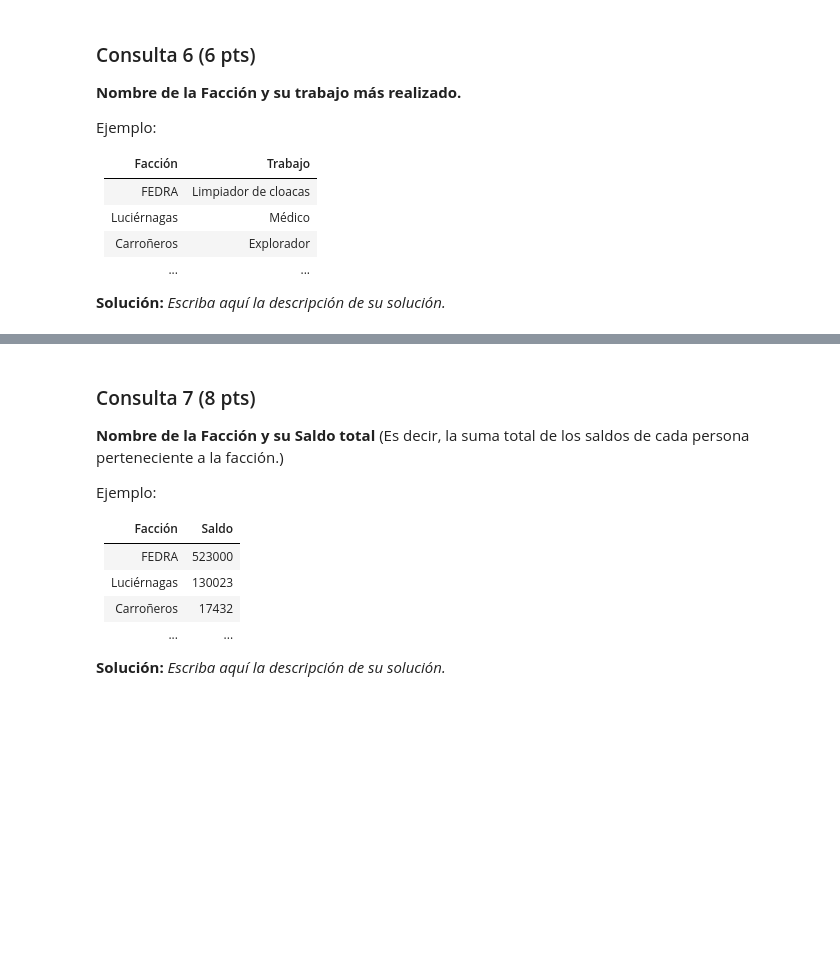
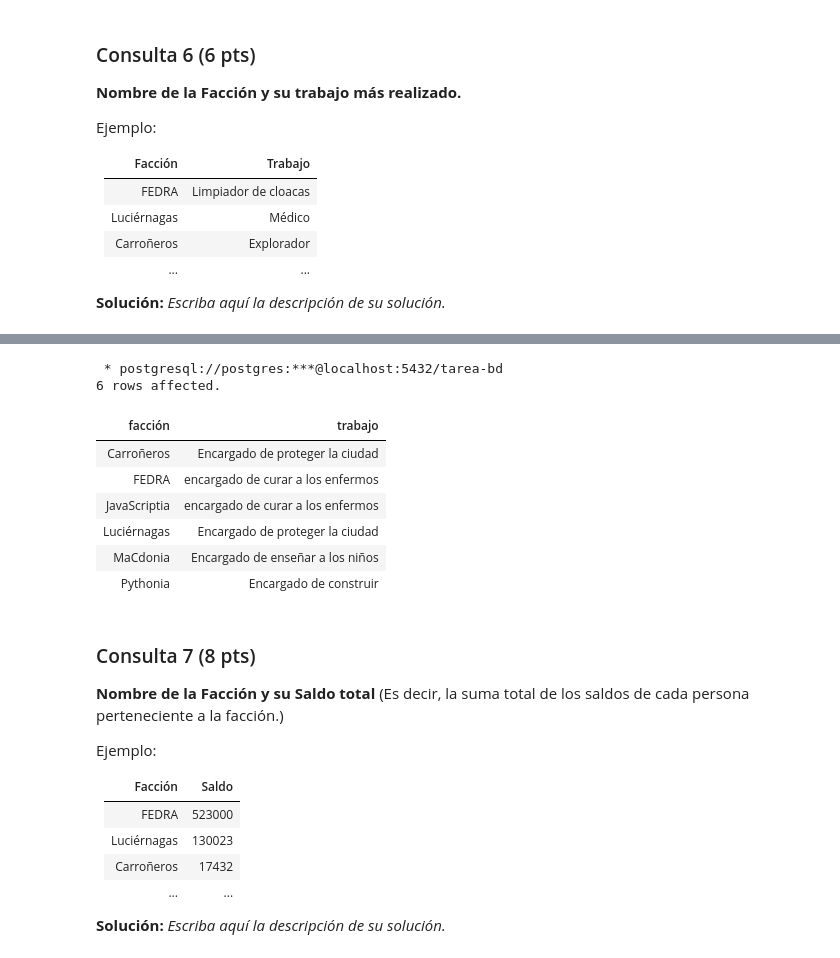
Before and after one commit to blindjamin/Tareas-Bases-de-Datos-Grupo, a Jupyter notebook: Tarea_1_BD_2023_1.ipynb, the cells around one changed output, grey strips where cells are left out. Drawn from its saved outputs; the diff is of its cells as text; code cells hidden in the pictures; blank space fills up the shorter version.

```diff
--- a/Tarea_1_BD_2023_1.ipynb
+++ b/Tarea_1_BD_2023_1.ipynb
@@ -759,3 +677,47 @@ WHERE rn=1
+# %%
+%%sql
+SELECT Facción  ,trabajo
+FROM
+(SELECT --La sub consulta en donde se ocupa row number() mostrará: nombres de las facciones ,la descripcion de los trabajos ,el conteo de los trabajos más realizados por cada faccion , y rn es la columna que lleva un conteo que empieza en 1 por cada trabajo de una faccion , y este se incrementa si el dato siguente es tiene el mismo nombre de la faccion, y vuelve a hacer 1 si encuentra un diferente nombre de una faccion, como está ordenado el conteo los trabajos de cada faccion de manera descendente y además como anteriormente ya explicado el partition by es en relación al nombre de las facciones , entonces las columnas que tengan el rn=1 serán las que contengan el trabajo más realizado por cada faccion.
+    facciones.nombre AS Facción  ,trabajos.descripcion AS trabajo ,
+    row_number() over (partition by facciones.nombre order by COUNT(persona_tiene_trabajo.id_trabajo) DESC) rn -- row number creara una nueva columna la cual hace un conteo en relacion a el nombre de las facciones , al estar ordenados
+FROM
+    facciones
+
+INNER JOIN                                                  --Unimos la tabla facciones con persona_pertenece_faccion
+    persona_pertenece_faccion
+ON
+    facciones.id = persona_pertenece_faccion.id_faccion     --la union es gracias a la primary key de facciones igualada a una de las foreign key de persona_pertenece_faccion(id_faccion)
+
+INNER JOIN                                                  --Unimos la tabla facciones con persona_pertenece_faccion
+    personas
+ON
+    persona_pertenece_faccion.id_persona = personas.id      --la union es gracias a una de las primary key de persona_pertenece_faccion(id_personas) igualada a la primary key de id_persona
+
+INNER JOIN
+    persona_tiene_trabajo
+ON
+    personas.id= persona_tiene_trabajo.id_persona
+INNER JOIN
+    trabajos
+ON
+    persona_tiene_trabajo.id_trabajo= trabajos.id
+
+WHERE persona_tiene_trabajo.estado=true
+
+GROUP BY facciones.id ,  trabajos.descripcion)tabla
+
+WHERE rn=1
+# %% [output]
+ * postgresql://postgres:***@localhost:5432/tarea-bd
+6 rows affected.
+| facción | trabajo |
+| Carroñeros | Encargado de proteger la ciudad |
+| FEDRA | encargado de curar a los enfermos |
+| JavaScriptia | encargado de curar a los enfermos |
+| Luciérnagas | Encargado de proteger la ciudad |
+| MaCdonia | Encargado de enseñar a los niños |
+| Pythonia | Encargado de construir |
 # %% [markdown]
 ### Consulta 7 (8 pts)
 **Nombre de la Facción y su Saldo total** (Es decir, la suma total de los saldos de cada persona perteneciente a la facción.)
```
Also changed, not shown: parts of 14 cells of this notebook.
